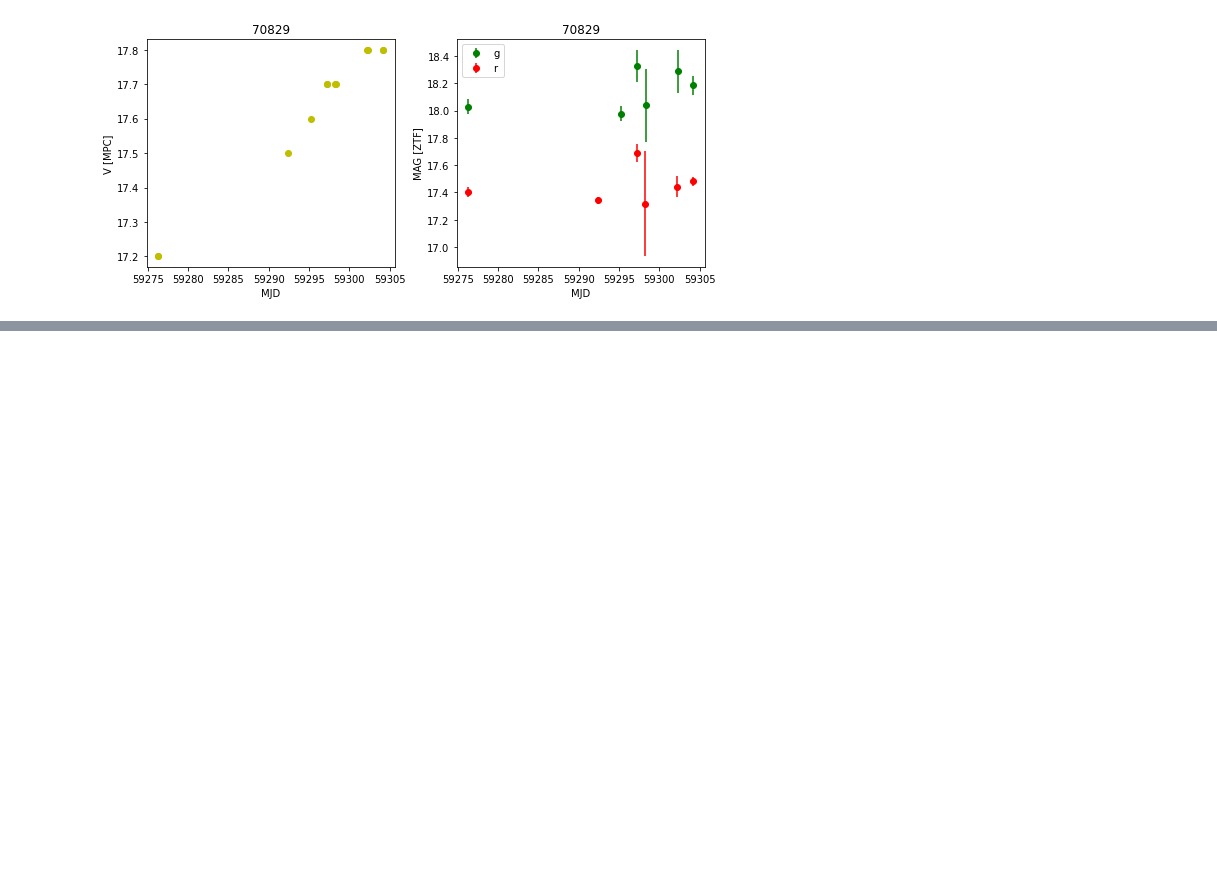
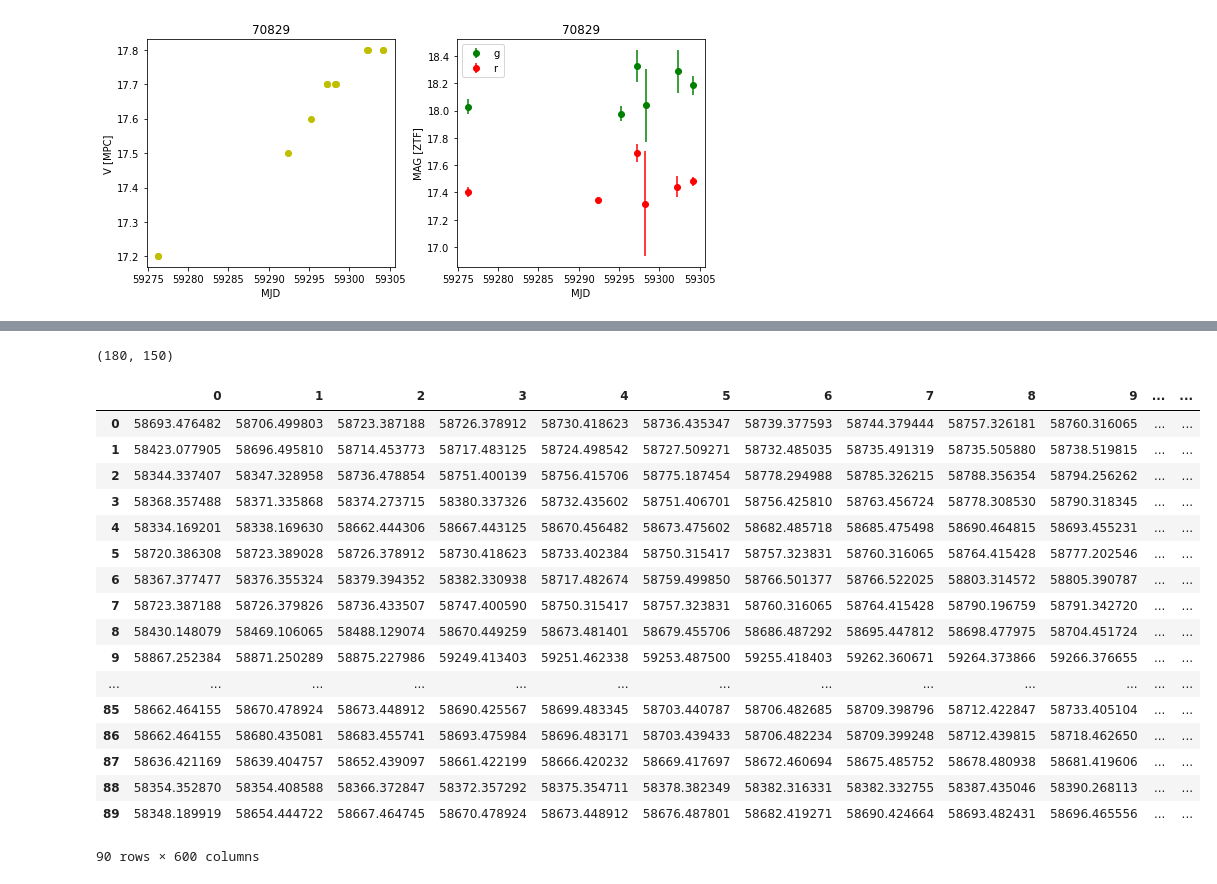
Before and after one commit to vecheto/Classifying-Asteroids, a Jupyter notebook: Light_curves_Esteban.ipynb, the cells around one changed output, grey strips where cells are left out. Cells and saved outputs as stored; diff of their text form; code cells hidden in the pictures; blank space fills up the shorter version.

```diff
--- a/Light_curves_Esteban.ipynb
+++ b/Light_curves_Esteban.ipynb
@@ -324,0 +385,54 @@ for ssnamenr in ndet2.loc[ndet>=ndetmin].index:
+# %%
+j=0
+Xt2 = Xt
+Yt2 = Yt
+while j < len(X):
+    Xt2[j]=np.array(Xt[j])
+    Yt2[j]=np.array(Yt[j])
+    j=j+1
+Yt2 = np.array(Yt2)
+Yt2 = np.array(Yt2)
+# %%
+np.shape(Yt2)
+np.shape(Xt2)
+# %% [output]
+(180, 150)
+# %%
+j=0
+Xt3 = []
+Yt3 = []
+while j < len(Yt)/2:
+    Xt3.append(np.concatenate((Xt2[2*j], Xt2[2*j + 1] )))
+    Yt3.append(np.concatenate((Yt2[2*j], Yt2[2*j + 1] )))
+    j=j+1
+Yt3 = np.array(Yt3)
+Yt3 = np.array(Yt3)
+# %%
+j=0
+M = []
+while j < len(Yt3):
+    M.append(np.concatenate((Xt3[j], Yt3[j])))
+    j=j+1
+M = np.array(M)
+# %%
+df = pd.DataFrame(M)
+df
+# %% [output]
+|  | 0 | 1 | 2 | 3 | 4 | 5 | 6 | 7 | 8 | 9 | ... | ... |
+| 0 | 58693.476482 | 58706.499803 | 58723.387188 | 58726.378912 | 58730.418623 | 58736.435347 | 58739.377593 | 58744.379444 | 58757.326181 | 58760.316065 | ... | ... |
+| 1 | 58423.077905 | 58696.495810 | 58714.453773 | 58717.483125 | 58724.498542 | 58727.509271 | 58732.485035 | 58735.491319 | 58735.505880 | 58738.519815 | ... | ... |
+| 2 | 58344.337407 | 58347.328958 | 58736.478854 | 58751.400139 | 58756.415706 | 58775.187454 | 58778.294988 | 58785.326215 | 58788.356354 | 58794.256262 | ... | ... |
+| 3 | 58368.357488 | 58371.335868 | 58374.273715 | 58380.337326 | 58732.435602 | 58751.406701 | 58756.425810 | 58763.456724 | 58778.308530 | 58790.318345 | ... | ... |
+| 4 | 58334.169201 | 58338.169630 | 58662.444306 | 58667.443125 | 58670.456482 | 58673.475602 | 58682.485718 | 58685.475498 | 58690.464815 | 58693.455231 | ... | ... |
+| 5 | 58720.386308 | 58723.389028 | 58726.378912 | 58730.418623 | 58733.402384 | 58750.315417 | 58757.323831 | 58760.316065 | 58764.415428 | 58777.202546 | ... | ... |
+| 6 | 58367.377477 | 58376.355324 | 58379.394352 | 58382.330938 | 58717.482674 | 58759.499850 | 58766.501377 | 58766.522025 | 58803.314572 | 58805.390787 | ... | ... |
+| 7 | 58723.387188 | 58726.379826 | 58736.433507 | 58747.400590 | 58750.315417 | 58757.323831 | 58760.316065 | 58764.415428 | 58790.196759 | 58791.342720 | ... | ... |
+| 8 | 58430.148079 | 58469.106065 | 58488.129074 | 58670.449259 | 58673.481401 | 58679.455706 | 58686.487292 | 58695.447812 | 58698.477975 | 58704.451724 | ... | ... |
+| 9 | 58867.252384 | 58871.250289 | 58875.227986 | 59249.413403 | 59251.462338 | 59253.487500 | 59255.418403 | 59262.360671 | 59264.373866 | 59266.376655 | ... | ... |
+| ... | ... | ... | ... | ... | ... | ... | ... | ... | ... | ... | ... | ... |
+| 85 | 58662.464155 | 58670.478924 | 58673.448912 | 58690.425567 | 58699.483345 | 58703.440787 | 58706.482685 | 58709.398796 | 58712.422847 | 58733.405104 | ... | ... |
+| 86 | 58662.464155 | 58680.435081 | 58683.455741 | 58693.475984 | 58696.483171 | 58703.439433 | 58706.482234 | 58709.399248 | 58712.439815 | 58718.462650 | ... | ... |
+| 87 | 58636.421169 | 58639.404757 | 58652.439097 | 58661.422199 | 58666.420232 | 58669.417697 | 58672.460694 | 58675.485752 | 58678.480938 | 58681.419606 | ... | ... |
+| 88 | 58354.352870 | 58354.408588 | 58366.372847 | 58372.357292 | 58375.354711 | 58378.382349 | 58382.316331 | 58382.332755 | 58387.435046 | 58390.268113 | ... | ... |
+| 89 | 58348.189919 | 58654.444722 | 58667.464745 | 58670.478924 | 58673.448912 | 58676.487801 | 58682.419271 | 58690.424664 | 58693.482431 | 58696.465556 | ... | ... |
+90 rows × 600 columns
```
Also changed, not shown: parts of 8 cells of this notebook.
